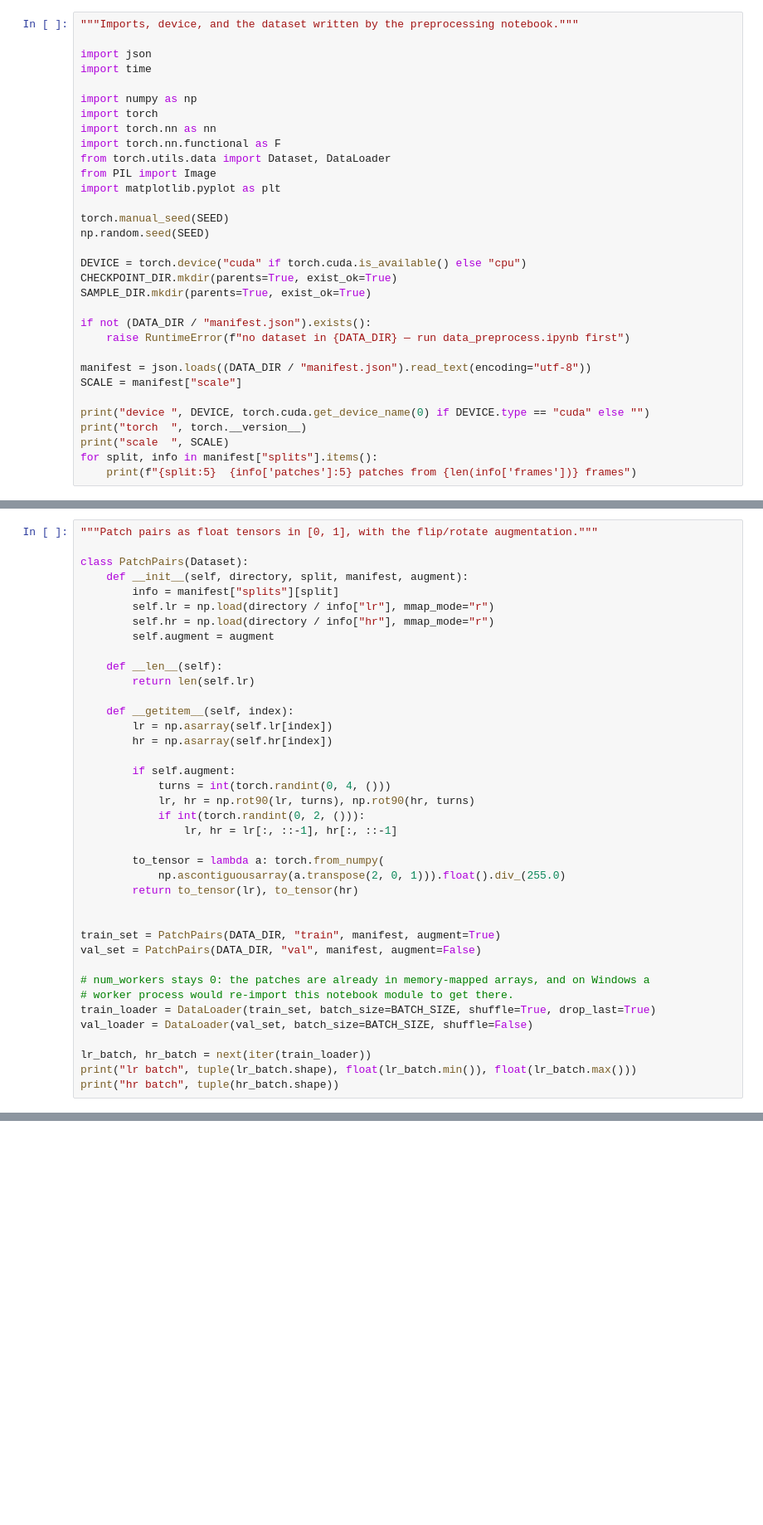
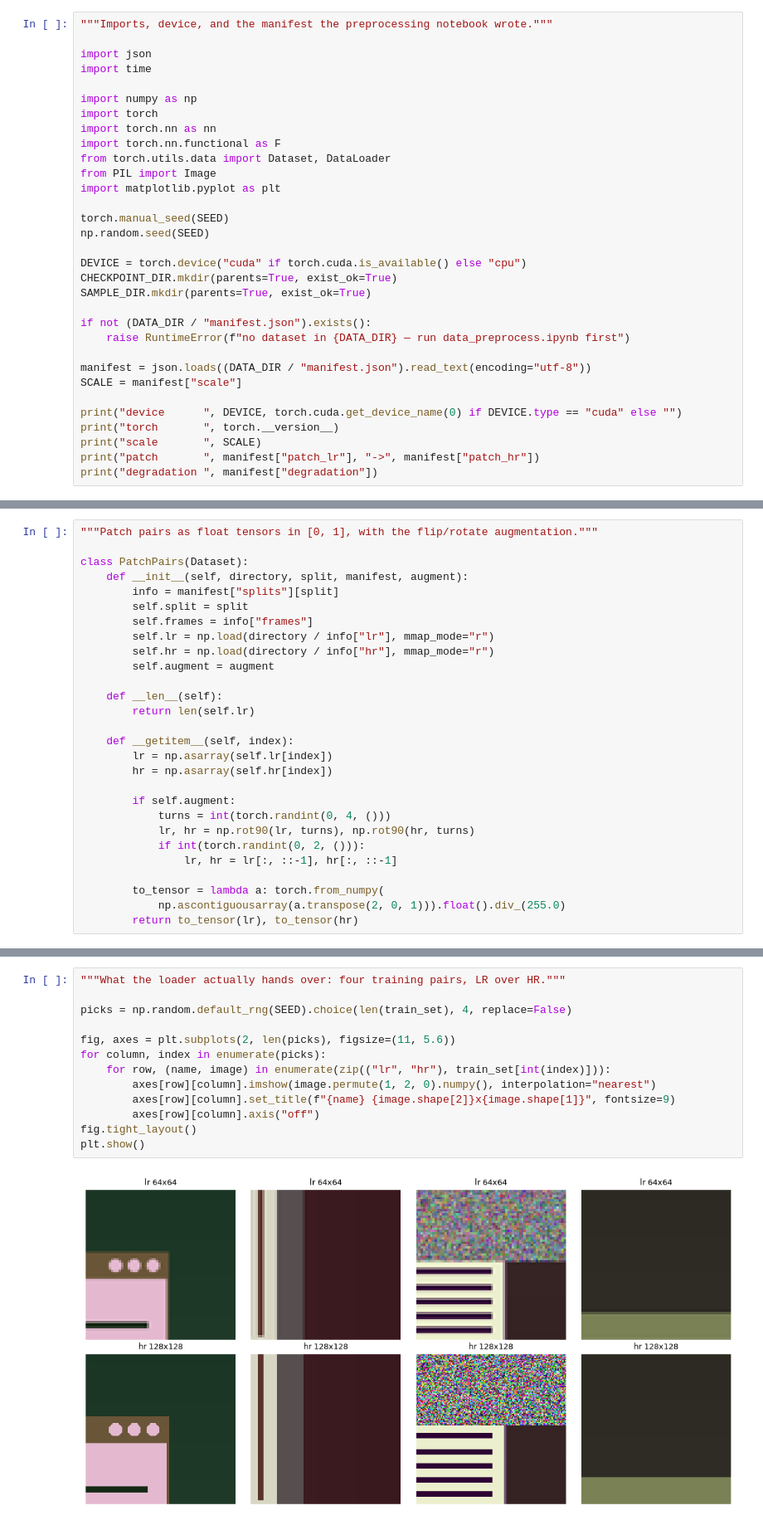
Before and after one commit to henrikszucs/desktop-streamer-ai, a Jupyter notebook: upscale/upscale_nn.ipynb, the cells around one changed output, grey strips where cells are left out. Shown at 83% size. Cells and saved outputs as stored; diff of their text form; blank space fills up the shorter version.

```diff
--- a/upscale/upscale_nn.ipynb
+++ b/upscale/upscale_nn.ipynb
@@ -36,5 +47,5 @@ SEED = 0
 # %%
-"""Imports, device, and the dataset written by the preprocessing notebook."""
+"""Imports, device, and the manifest the preprocessing notebook wrote."""
 
 import json
 import time
@@ -60,8 +71,8 @@ if not (DATA_DIR / "manifest.json").exists():
 manifest = json.loads((DATA_DIR / "manifest.json").read_text(encoding="utf-8"))
 SCALE = manifest["scale"]
 
-print("device ", DEVICE, torch.cuda.get_device_name(0) if DEVICE.type == "cuda" else "")
-print("torch  ", torch.__version__)
-print("scale  ", SCALE)
-for split, info in manifest["splits"].items():
-    print(f"{split:5}  {info['patches']:5} patches from {len(info['frames'])} frames")
+print("device      ", DEVICE, torch.cuda.get_device_name(0) if DEVICE.type == "cuda" else "")
+print("torch       ", torch.__version__)
+print("scale       ", SCALE)
+print("patch       ", manifest["patch_lr"], "->", manifest["patch_hr"])
+print("degradation ", manifest["degradation"])
@@ -81,6 +104,8 @@ applied to LR and HR with the same parameters or the pair stops being a pair.
 class PatchPairs(Dataset):
     def __init__(self, directory, split, manifest, augment):
         info = manifest["splits"][split]
+        self.split = split
+        self.frames = info["frames"]
         self.lr = np.load(directory / info["lr"], mmap_mode="r")
         self.hr = np.load(directory / info["hr"], mmap_mode="r")
         self.augment = augment
@@ -101,16 +126,3 @@ class PatchPairs(Dataset):
         to_tensor = lambda a: torch.from_numpy(
             np.ascontiguousarray(a.transpose(2, 0, 1))).float().div_(255.0)
         return to_tensor(lr), to_tensor(hr)
-
-
-train_set = PatchPairs(DATA_DIR, "train", manifest, augment=True)
-val_set = PatchPairs(DATA_DIR, "val", manifest, augment=False)
-
-# num_workers stays 0: the patches are already in memory-mapped arrays, and on Windows a
-# worker process would re-import this notebook module to get there.
-train_loader = DataLoader(train_set, batch_size=BATCH_SIZE, shuffle=True, drop_last=True)
-val_loader = DataLoader(val_set, batch_size=BATCH_SIZE, shuffle=False)
-
-lr_batch, hr_batch = next(iter(train_loader))
-print("lr batch", tuple(lr_batch.shape), float(lr_batch.min()), float(lr_batch.max()))
-print("hr batch", tuple(hr_batch.shape))
@@ -122,0 +161,15 @@ all, which is all this notebook claims to answer.
+# %%
+"""What the loader actually hands over: four training pairs, LR over HR."""
+
+picks = np.random.default_rng(SEED).choice(len(train_set), 4, replace=False)
+
+fig, axes = plt.subplots(2, len(picks), figsize=(11, 5.6))
+for column, index in enumerate(picks):
+    for row, (name, image) in enumerate(zip(("lr", "hr"), train_set[int(index)])):
+        axes[row][column].imshow(image.permute(1, 2, 0).numpy(), interpolation="nearest")
+        axes[row][column].set_title(f"{name} {image.shape[2]}x{image.shape[1]}", fontsize=9)
+        axes[row][column].axis("off")
+fig.tight_layout()
+plt.show()
+# %% [output]
+[figure, added]
```
Also changed, not shown: parts of 36 cells of this notebook, 7 other files.
